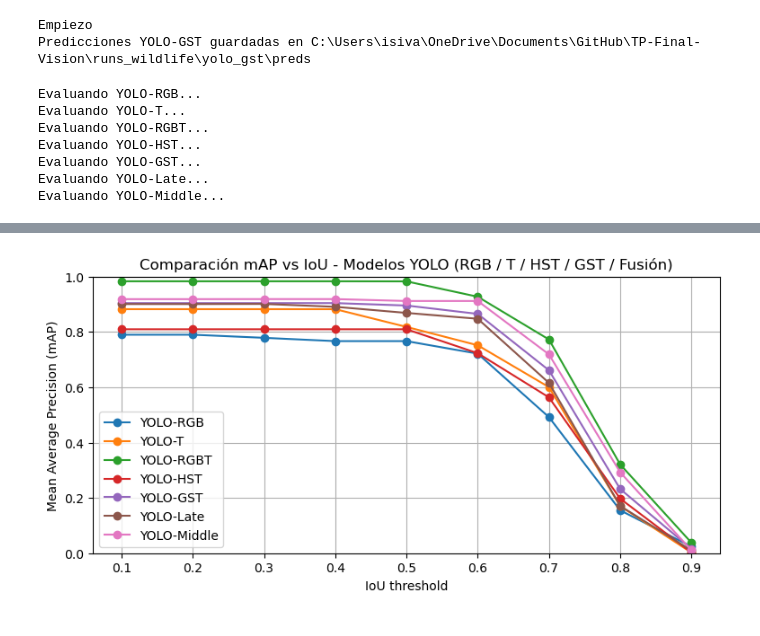
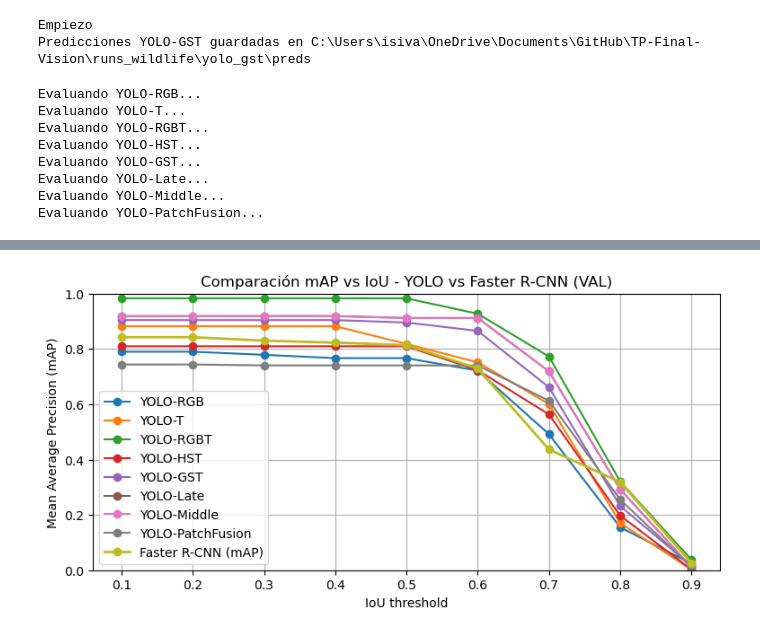
Before and after one commit to florzoffi/TP-Final-Vision, a Jupyter notebook: 7.RESULTS.ipynb, the cells around one changed output, grey strips where cells are left out. Drawn from its saved outputs; the diff is of its cells as text; code cells hidden in the pictures.

```diff
--- a/7.RESULTS.ipynb
+++ b/7.RESULTS.ipynb
@@ -164,14 +170,17 @@ GT_DIR = GT_VAL_DIR
 iou_list = [0.1, 0.2, 0.3, 0.4, 0.5, 0.6, 0.7, 0.8, 0.9]
 
 MODELS = {
-    "YOLO-RGB":   (PRED_RGB_DIR,  GT_VAL_DIR),
-    "YOLO-T":     (PRED_T_DIR,    GT_VAL_DIR),
-    "YOLO-RGBT":  (PRED_RGBT_DIR, GT_VAL_DIR),
-    "YOLO-HST":   (PRED_HST_DIR,  GT_HST_DIR),
-    "YOLO-GST":   (PRED_GST_DIR,  GT_GST_DIR),
-    "YOLO-Late":   (PRED_LF_VAL_DIR, GT_VAL_DIR),
-    "YOLO-Middle": (PRED_MF_VAL_DIR, GT_VAL_DIR),
+    "YOLO-RGB":       (PRED_RGB_DIR,  GT_VAL_DIR),
+    "YOLO-T":         (PRED_T_DIR,    GT_VAL_DIR),
+    "YOLO-RGBT":      (PRED_RGBT_DIR, GT_VAL_DIR),
+    "YOLO-HST":       (PRED_HST_DIR,  GT_HST_DIR),
+    "YOLO-GST":       (PRED_GST_DIR,  GT_GST_DIR),
+    "YOLO-Late":      (PRED_LF_VAL_DIR, GT_VAL_DIR),
+    "YOLO-Middle":    (PRED_MF_VAL_DIR, GT_VAL_DIR),
+    "YOLO-PatchFusion": (PRED_PF_VAL_DIR, GT_VAL_DIR),
 }
+
+
 
 map_curves = {name: [] for name in MODELS.keys()}
 
@@ -193,26 +202,53 @@ Evaluando YOLO-HST...
 Evaluando YOLO-GST...
 Evaluando YOLO-Late...
 Evaluando YOLO-Middle...
+Evaluando YOLO-PatchFusion...
 # %%
 df_table = pd.DataFrame(
     {name: map_curves[name] for name in map_curves.keys()},
     index=[f"IoU {iou:.1f}" for iou in iou_list]
 ).T
-
 display(df_table)
-
 
 plt.figure(figsize=(9,4))
 
+# ==========================================================
+# 1) Graficar TODOS los modelos YOLO
+# ==========================================================
 for name, mAPs in map_curves.items():
-    plt.plot(iou_list, mAPs, marker="o", label=name)
+    plt.plot(iou_list, mAPs, marker="o", linestyle="-", label=name)
+
+# ==========================================================
+# 2) AGREGAR la línea del Faster R-CNN (REDONDA y LÍNEA SÓLIDA)
+# ==========================================================
+
+iou_frcnn = [0.1, 0.2, 0.3, 0.4, 0.5, 0.6, 0.7, 0.8, 0.9]
+
+ap_cow   = [0.8479, 0.8479, 0.8104, 0.7884, 0.7615, 0.6453, 0.1908, 0.0570, 0.0002]
+ap_deer  = [0.7233, 0.7233, 0.7233, 0.7233, 0.7233, 0.5869, 0.2016, 0.0213, 0.0000]
+ap_horse = [0.9562, 0.9562, 0.9562, 0.9562, 0.9562, 0.9562, 0.9172, 0.8774, 0.0778]
+
+frcnn_map = [(c + d + h) / 3 for c, d, h in zip(ap_cow, ap_deer, ap_horse)]
+
+plt.plot(
+    iou_frcnn,
+    frcnn_map,
+    marker="o",        # círculo como YOLO
+    linestyle="-",     # línea sólida
+    linewidth=2,
+    label="Faster R-CNN (mAP)"
+)
+
+# ==========================================================
+# Decoración del gráfico
+# ==========================================================
 
 plt.xlabel("IoU threshold")
 plt.ylabel("Mean Average Precision (mAP)")
 plt.ylim(0, 1)
 plt.grid(True)
 plt.legend()
-plt.title("Comparación mAP vs IoU - Modelos YOLO (RGB / T / HST / GST / Fusión)")
+plt.title("Comparación mAP vs IoU - YOLO vs Faster R-CNN (VAL)")
 plt.show()
 # %% [output]
 |  | IoU 0.1 | IoU 0.2 | IoU 0.3 | IoU 0.4 | IoU 0.5 | IoU 0.6 | IoU 0.7 | IoU 0.8 | IoU 0.9 |
@@ -226,4 +263,4 @@ plt.show()
-[figure, old version]
+[figure, new version]
 # %%
 GT_RGB_TEST  = ROOT / "data" / "format_rgb"  / "labels" / "test"
 GT_T_TEST    = ROOT / "data" / "format_t"    / "labels" / "test"
```
Also changed, not shown: parts of 9 cells of this notebook, 6 other files.
